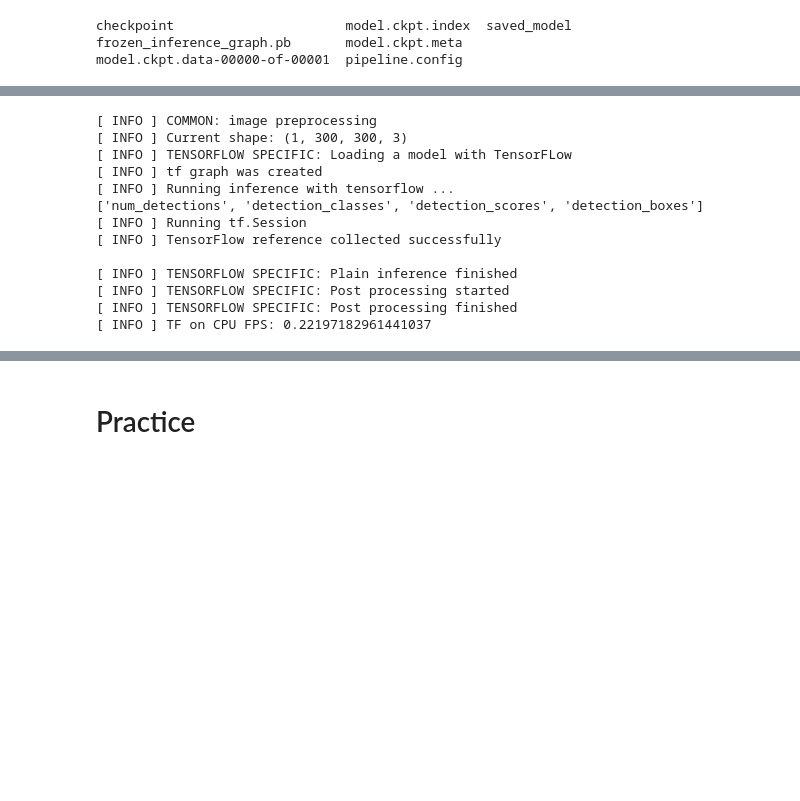
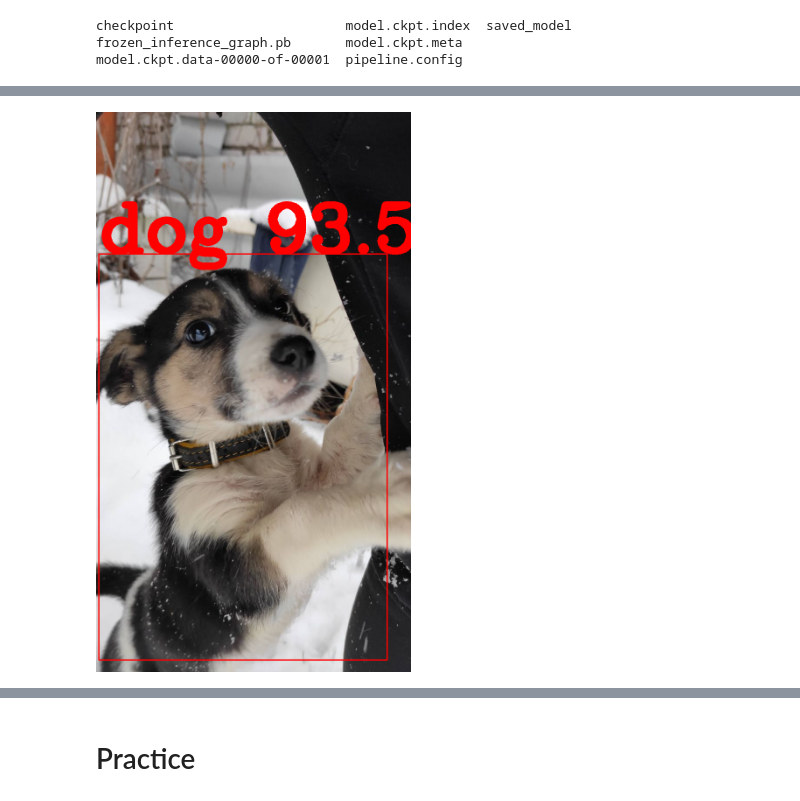
Before and after one commit to artyomtugaryov/openvino_workshop, a Jupyter notebook: OpenVINO_Workshop.ipynb, the cells around one changed output, grey strips where cells are left out. Saved outputs shown, nothing was run; the diff lists cells and outputs as text; code cells hidden in the pictures; blank space fills up the shorter version.

```diff
--- a/OpenVINO_Workshop.ipynb
+++ b/OpenVINO_Workshop.ipynb
@@ -313,3 +708,8 @@ def draw_image(original_image: str,
+# %%
+draw_image(TF_RESULT_IMAGE, inference_engine_predictions, COMBO_RESULT_IMAGE, color=(0, 0, 255))
+Image(filename=COMBO_RESULT_IMAGE)
+# %% [output]
+[figure, added]
 # %%
 def show_results_interactively(tf_image: str, ie_image: str, combination_image: str, ie_fps:float, tf_fps:float):
     """
@@ -600,34 +743,0 @@ def ie_inference(xml:str, bin:str, device:str, postfix: str):
-# %%
-framework = 'TF'
-device = 'CPU'
-name = '{f} on {d}'.format(f=framework, d=device)
-
-tf_fps_collected = []
-
-for i in range(NUM_RUNS):
-    predictions, inf_time = tf_main(TF_MODEL,
-                                    IMAGE,
-                                    batch=BATCH)
-    tf_fps = 1 / inf_time
-    tf_fps_collected.append(tf_fps)
-
-tf_avg_fps = (sum(tf_fps_collected) * BATCH) / (NUM_RUNS)
-
-PERFORMANCE[name] = tf_avg_fps
-
-log.info('{} FPS: {}'.format(name, tf_avg_fps))
-draw_image(IMAGE, predictions, TF_RESULT_IMAGE, color=(255, 0, 0))
-# %% [output]
-[ INFO ] COMMON: image preprocessing
-[ INFO ] Current shape: (1, 300, 300, 3)
-[ INFO ] TENSORFLOW SPECIFIC: Loading a model with TensorFLow
-[ INFO ] tf graph was created
-[ INFO ] Running inference with tensorflow ...
-['num_detections', 'detection_classes', 'detection_scores', 'detection_boxes']
-[ INFO ] Running tf.Session
-[ INFO ] TensorFlow reference collected successfully
-
-[ INFO ] TENSORFLOW SPECIFIC: Plain inference finished
-[ INFO ] TENSORFLOW SPECIFIC: Post processing started
-[ INFO ] TENSORFLOW SPECIFIC: Post processing finished
-[ INFO ] TF on CPU FPS: 0.22197182961441037
```
Also changed, not shown: parts of 64 cells of this notebook, 14 other files.
